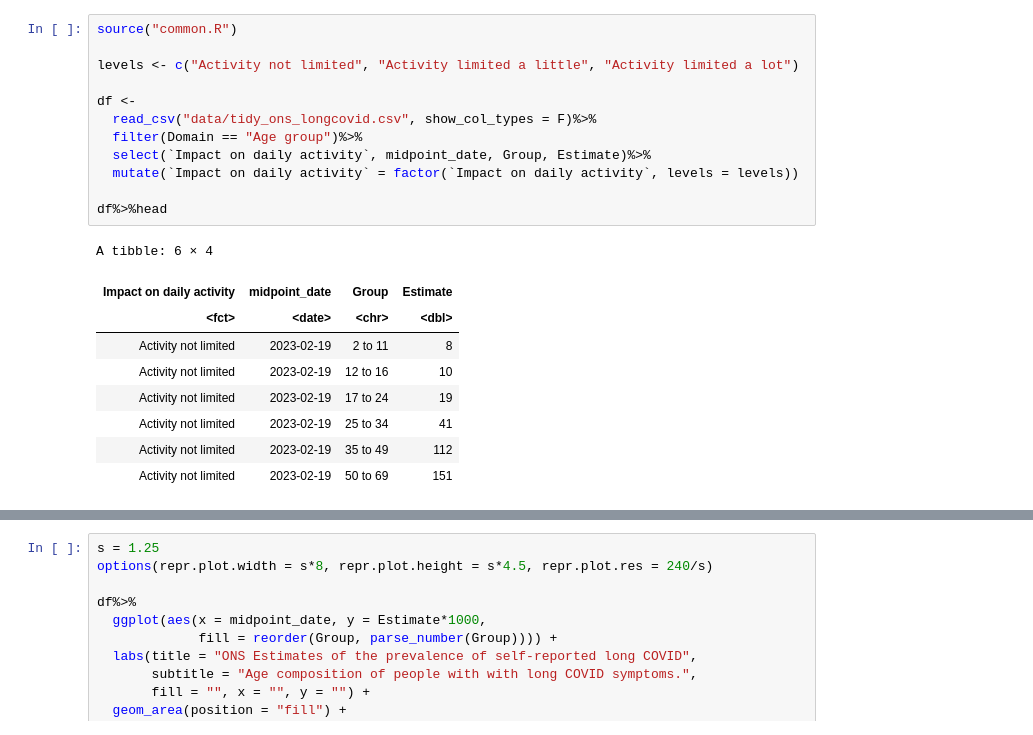
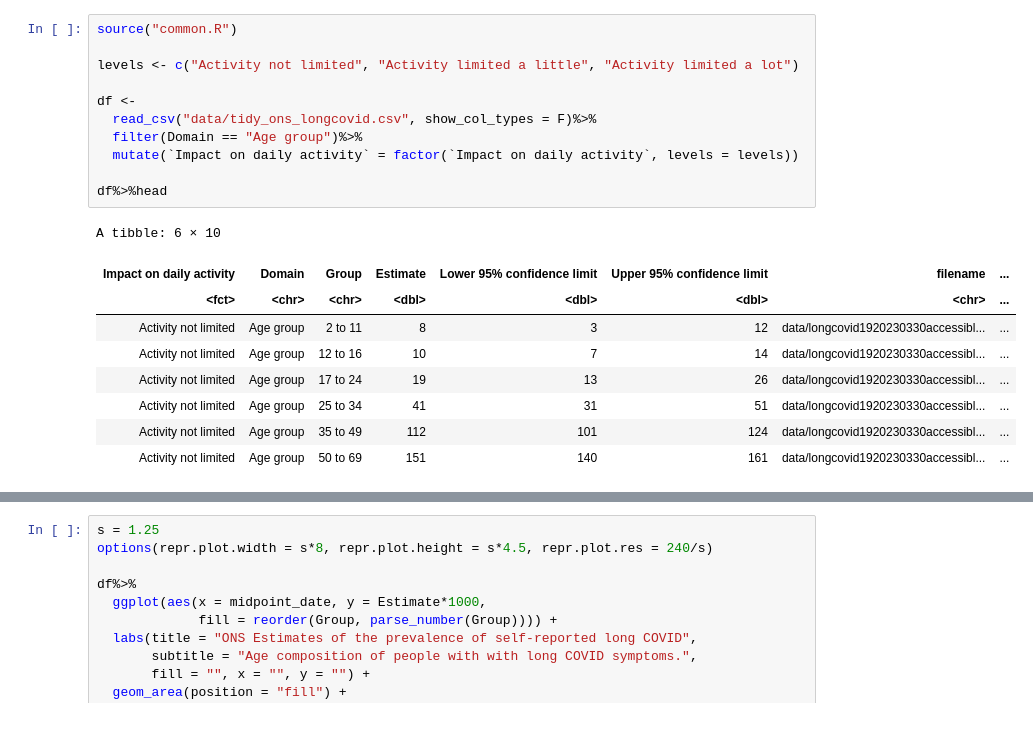
Before and after one commit to bjornpiltz/ONS_LC, a Jupyter notebook: By_age.ipynb, the cells around one changed output, grey strips where cells are left out. Drawn from its saved outputs; the diff is of its cells as text.

```diff
--- a/By_age.ipynb
+++ b/By_age.ipynb
@@ -1,25 +1,24 @@
 # %%
 source("common.R")
 
 levels <- c("Activity not limited", "Activity limited a little", "Activity limited a lot")
 
 df <-
   read_csv("data/tidy_ons_longcovid.csv", show_col_types = F)%>%
   filter(Domain == "Age group")%>%
-  select(`Impact on daily activity`, midpoint_date, Group, Estimate)%>%
   mutate(`Impact on daily activity` = factor(`Impact on daily activity`, levels = levels))
 
 df%>%head
 # %% [output]
-A tibble: 6 × 4
+A tibble: 6 × 10
-| Impact on daily activity | midpoint_date | Group | Estimate |
-| <fct> | <date> | <chr> | <dbl> |
-| Activity not limited | 2023-02-19 | 2 to 11 | 8 |
-| Activity not limited | 2023-02-19 | 12 to 16 | 10 |
-| Activity not limited | 2023-02-19 | 17 to 24 | 19 |
-| Activity not limited | 2023-02-19 | 25 to 34 | 41 |
-| Activity not limited | 2023-02-19 | 35 to 49 | 112 |
-| Activity not limited | 2023-02-19 | 50 to 69 | 151 |
+| Impact on daily activity | Domain | Group | Estimate | Lower 95% confidence limit | Upper 95% confidence limit | filename | ... |
+| <fct> | <chr> | <chr> | <dbl> | <dbl> | <dbl> | <chr> | ... |
+| Activity not limited | Age group | 2 to 11 | 8 | 3 | 12 | data/longcovid1920230330accessibl... | ... |
+| Activity not limited | Age group | 12 to 16 | 10 | 7 | 14 | data/longcovid1920230330accessibl... | ... |
+| Activity not limited | Age group | 17 to 24 | 19 | 13 | 26 | data/longcovid1920230330accessibl... | ... |
+| Activity not limited | Age group | 25 to 34 | 41 | 31 | 51 | data/longcovid1920230330accessibl... | ... |
+| Activity not limited | Age group | 35 to 49 | 112 | 101 | 124 | data/longcovid1920230330accessibl... | ... |
+| Activity not limited | Age group | 50 to 69 | 151 | 140 | 161 | data/longcovid1920230330accessibl... | ... |
 # %%
 s = 1.25
 options(repr.plot.width = s*8, repr.plot.height = s*4.5, repr.plot.res = 240/s)
```
Also changed, not shown: parts of 4 cells of this notebook, 10 other files.
